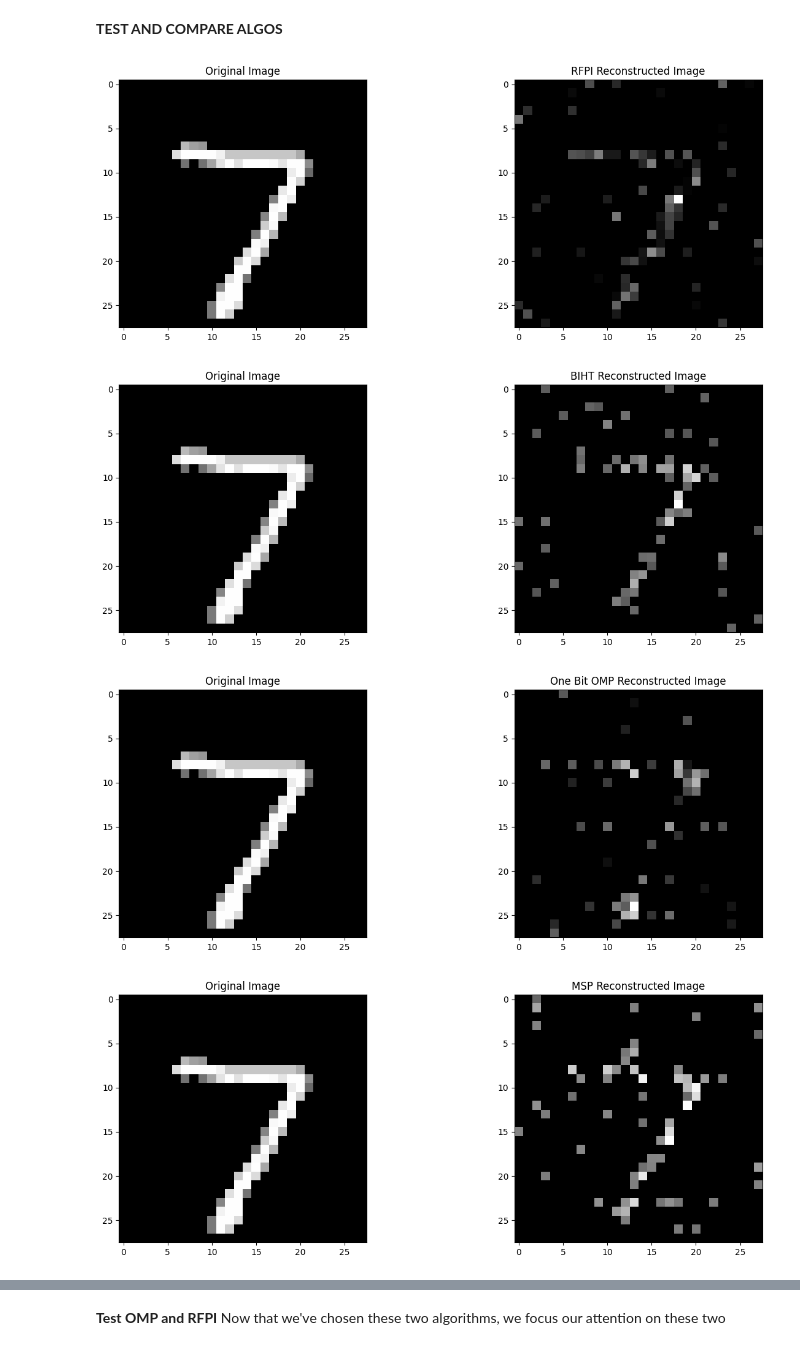
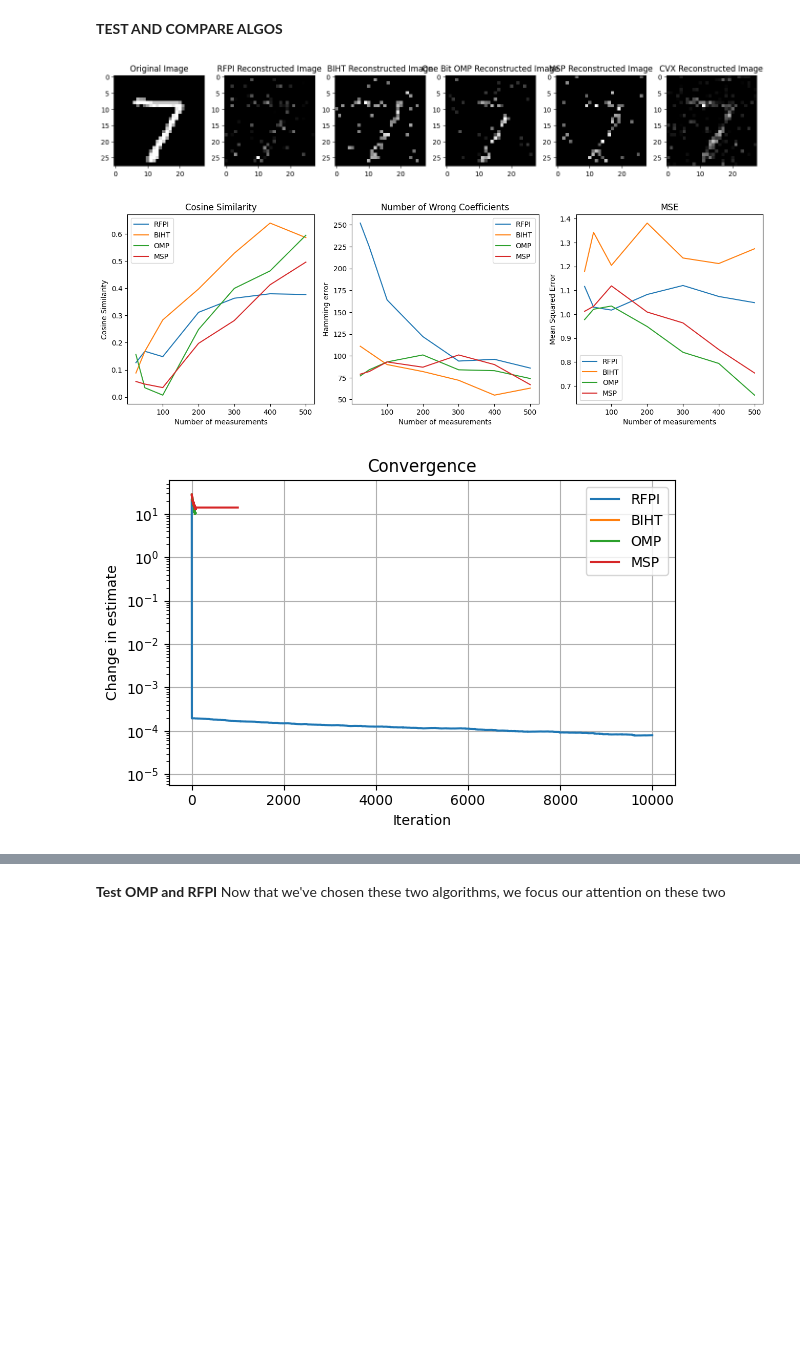
Before and after one commit to josephine-king/EE4740_ImageCompression, a Jupyter notebook: image_compression.ipynb, the cells around one changed output, grey strips where cells are left out. Cells and saved outputs as stored; diff of their text form; code cells hidden in the pictures; blank space fills up the shorter version.

Commit message:
updating plotting and metrics

```diff
--- a/image_compression.ipynb
+++ b/image_compression.ipynb
@@ -172,6 +171,7 @@ def biht(meas_matrix, measurement, lamda, step_size, sparsity, threshold, max_it
 def rfpi(meas_matrix, measurement, step_size, lamda, threshold, max_iter):
 
     estimate = np.linalg.pinv(meas_matrix) @ measurement
+    estimate = estimate/ np.linalg.norm(estimate)
     Y = np.diagflat(measurement)
     iter = 0
     convergence = []
@@ -312,12 +312,12 @@ def convex_l1_sign(meas_matrix, measurement, max_iters=1000):
 def test_algo(algo, num_images, sparse_data, measurement_dims, step_size, lamda, sparsity, known_sparsity, threshold, max_iter):
 
     mses = []
-    hamming_errors = []
+    wrong_coeffs = []
     cosine_sims = []
 
     for m in measurement_dims:
         mse_dim = []
-        hamming_error_dim = []
+        wrong_coeff_dim = []
         cosine_sim_dim = []
         for idx in range(0,num_images):
             curr_data = sparse_data[idx,:]
@@ -341,18 +341,18 @@ def test_algo(algo, num_images, sparse_data, measurement_dims, step_size, lamda,
             # Renormalize
             estimate = estimate * 255/(np.max(estimate))
 
-            hamming_error = calculate_hamming_error(measurement, meas_matrix, estimate)
-            hamming_error_dim.append(hamming_error)
+            wrong_coeff = calculate_wrong_coefficients(curr_data, estimate)
+            wrong_coeff_dim.append(wrong_coeff)
             mse = calculate_normalized_mse(curr_data, estimate)
             mse_dim.append(mse)
             cosine_sim = calculate_cosine_similarity(curr_data, estimate)
             cosine_sim_dim.append(cosine_sim)
 
         mses.append(np.mean(mse_dim))
-        hamming_errors.append(np.mean(hamming_error_dim))
+        wrong_coeffs.append(np.mean(wrong_coeff_dim))
         cosine_sims.append(np.mean(cosine_sim_dim))
 
-    return cosine_sims, mses, hamming_errors, curr_data, estimate, convergence
+    return cosine_sims, mses, wrong_coeffs, curr_data, estimate, convergence
 # %% [markdown]
 **TEST AND COMPARE ALGOS**
 # %%
@@ -361,18 +361,13 @@ num_img = 1
 data = import_mnist_data(num_img)
 sparse_data = sparsify_data(data, 100)
 
-cosine_sim_omp, mses_omp, hamming_errors_omp, curr_data, estimate_omp, convergence_omp = test_algo("one_bit_omp", num_img, sparse_data, meas_matrix_dims, 1e-5, 0.1, 80, True, 1e-3, 1000)
-cosine_sim_rfpi, mses_rfpi, hamming_errors_rfpi, curr_data, estimate_rfpi, convergence_rfpi = test_algo("rfpi", num_img, sparse_data, meas_matrix_dims, 1e-4, 10, 0, False, 1e-5, 10000)
-cosine_sim_biht, mses_biht, hamming_errors_biht, curr_data, estimate_biht, convergence_biht = test_algo("biht", num_img, sparse_data, meas_matrix_dims, 1e-5, 0.1, 80, True, 1e-3, 1000)
-cosine_sim_msp, mses_msp, hamming_errors_msp, curr_data, estimate_msp, convergence_msp = test_algo("msp", num_img, sparse_data, meas_matrix_dims, 1e-5, 0.1, 80, True, 1e-3, 1000)
-cosine_sim_cvx, mses_cvx, hamming_errors_cvx, curr_data, estimate_cvx, convergence_cvx = test_algo("inbuilt_solver", num_img, sparse_data, meas_matrix_dims, 1e-5, 0.1, 80, True, 1e-3, 1000)
+cosine_sim_omp, mses_omp, wrong_coeffs_omp, curr_data, estimate_omp, convergence_omp = test_algo("one_bit_omp", num_img, sparse_data, meas_matrix_dims, 1e-5, 0.1, 80, True, 1e-3, 1000)
+cosine_sim_rfpi, mses_rfpi, wrong_coeffs_rfpi, curr_data, estimate_rfpi, convergence_rfpi = test_algo("rfpi", num_img, sparse_data, meas_matrix_dims, 1e-4, 10, 0, False, 1e-5, 10000)
+cosine_sim_biht, mses_biht, wrong_coeffs_biht, curr_data, estimate_biht, convergence_biht = test_algo("biht", num_img, sparse_data, meas_matrix_dims, 1e-5, 0.1, 80, True, 1e-3, 1000)
+cosine_sim_msp, mses_msp, wrong_coeffs_msp, curr_data, estimate_msp, convergence_msp = test_algo("msp", num_img, sparse_data, meas_matrix_dims, 1e-5, 0.1, 80, True, 1e-3, 1000)
+cosine_sim_cvx, mses_cvx, wrong_coeffs_cvx, curr_data, estimate_cvx, convergence_cvx = test_algo("inbuilt_solver", num_img, sparse_data, meas_matrix_dims, 1e-5, 0.1, 80, True, 1e-3, 1000)
 
-plot_algos(curr_data, estimate_rfpi, "RFPI Reconstructed Image")
-plot_algos(curr_data, estimate_biht, "BIHT Reconstructed Image")
-plot_algos(curr_data, estimate_omp, "One Bit OMP Reconstructed Image")
-plot_algos(curr_data, estimate_msp, "MSP Reconstructed Image")
-plot_algos(curr_data, estimate_cvx, "CVX Reconstructed Image")
-
+plot_algos([curr_data, estimate_rfpi, estimate_biht, estimate_omp, estimate_msp, estimate_cvx], ["Original Image", "RFPI Reconstructed Image", "BIHT Reconstructed Image", "One Bit OMP Reconstructed Image", "MSP Reconstructed Image", "CVX Reconstructed Image"])
 
 fig, axs = plt.subplots(1, 3)
 fig.set_figwidth(16)
@@ -383,39 +378,38 @@ axs[0].plot(meas_matrix_dims,cosine_sim_msp)
 axs[0].set_title("Cosine Similarity")
 axs[0].set_xlabel("Number of measurements")
 axs[0].set_ylabel("Cosine Similarity")
 axs[0].legend(["RFPI", "BIHT","OMP","MSP"])
-axs[1].plot(meas_matrix_dims, hamming_errors_rfpi)
-axs[1].plot(meas_matrix_dims, hamming_errors_biht)
-axs[1].plot(meas_matrix_dims,hamming_errors_omp)
-axs[1].plot(meas_matrix_dims,hamming_errors_msp)
-axs[1].set_title("Hamming Error")
+axs[1].plot(meas_matrix_dims, wrong_coeffs_rfpi)
+axs[1].plot(meas_matrix_dims, wrong_coeffs_biht)
+axs[1].plot(meas_matrix_dims,wrong_coeffs_omp)
+axs[1].plot(meas_matrix_dims,wrong_coeffs_msp)
+axs[1].set_title("Number of Wrong Coefficients")
 axs[1].set_xlabel("Number of measurements")
 axs[1].set_ylabel("Hamming error")
 axs[1].legend(["RFPI", "BIHT","OMP","MSP"])
 axs[2].plot(meas_matrix_dims, mses_rfpi)
 axs[2].plot(meas_matrix_dims, mses_biht)
 axs[2].plot(meas_matrix_dims,mses_omp)
 axs[2].plot(meas_matrix_dims,mses_msp)
 axs[2].set_title("MSE")
 axs[2].set_xlabel("Number of measurements")
 axs[2].set_ylabel("Mean Squared Error")
 axs[2].legend(["RFPI", "BIHT","OMP","MSP"])
 plt.show()
 
 plt.figure(figsize=(6, 4))
 plt.semilogy(convergence_rfpi)
 plt.semilogy(convergence_biht)
 plt.semilogy(convergence_omp)
 plt.semilogy(convergence_msp)
 plt.xlabel("Iteration")
 plt.ylabel("Change in estimate")
 plt.title("Convergence")
 plt.legend(["RFPI", "BIHT","OMP", "MSP"])
 plt.grid(True)
 plt.tight_layout()
 plt.show()
 # %% [output]
-[figure, old version]
+[figure, new version]
-[figure, old version]
+[figure, new version]
-[figure, old version]
+[figure, new version]
-[figure, removed]
```
Also changed, not shown: parts of 4 cells of this notebook.
